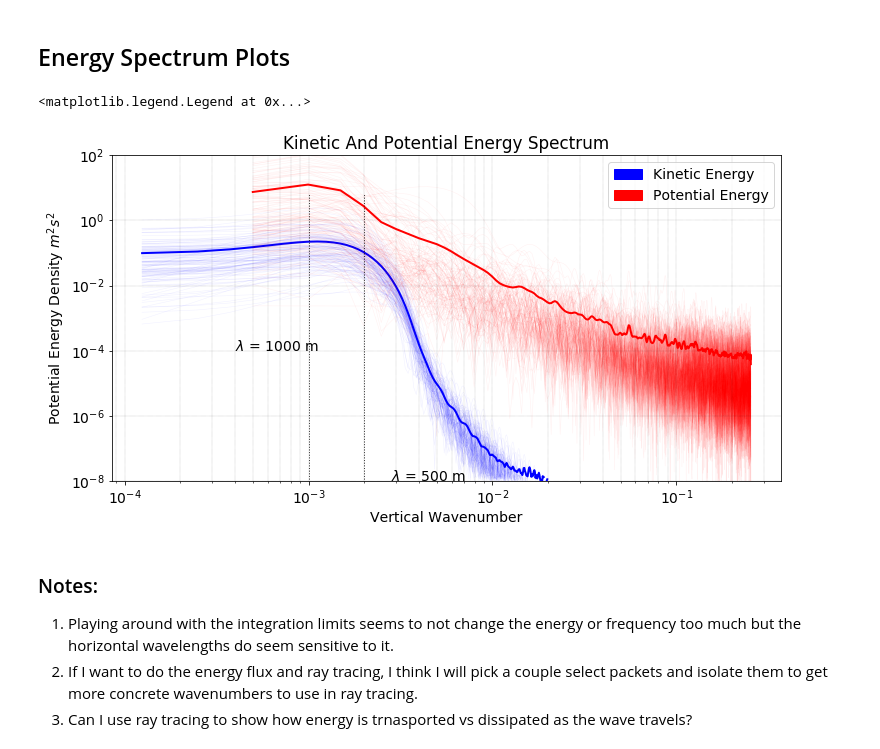
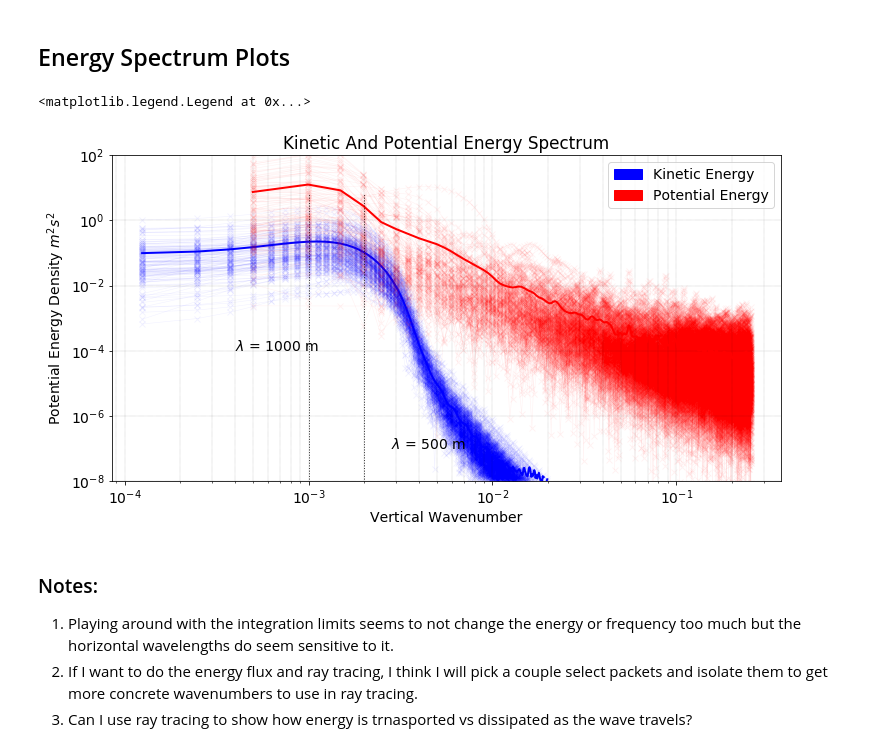
Before and after one commit to saltyPhysics/Lee_waves_dissertation, a Jupyter notebook: Internal_waves_shag_rocks.ipynb, the cells around one changed output. Saved outputs shown, nothing was run; the diff lists cells and outputs as text; code cells hidden in the pictures.

```diff
--- a/Internal_waves_shag_rocks.ipynb
+++ b/Internal_waves_shag_rocks.ipynb
@@ -92,26 +97,12 @@ dist = np.append(0,dist)
 # %%
-# # Adiabatic Leveling to get reference densities.
-
-# # Order = order of polynomial fit to use
-# order = 1
-
-# # Pressure window - See Bray and Fofonoff 1981 for details
-# pressure_range = 400
-
-# # axis = the depth increases on
-# axis = 0
-
-# # Use Adiabtic Leveling from Oceans Library
-# N2_ref, N2, strain, p_mid, rho_bar = oc.adiabatic_level(S, T, p_ctd, lat, pressure_range=pressure_range,
-#                                                         order=order, axis=axis)
-
-# # Stick a nan to the top to make it the same size as the rho array
-# rho_ref = np.nanmean(rho_bar, axis=1)
-# rho_ref = np.hstack((0, rho_ref))
-
-# # Eta calculation from oceans library (isopyncal vertical displacement from reference density field)
-# eta = oc.isopycnal_displacements(rho, rho_ref, p_ctd, lat)
-
+N2_ref, N2, strain, p_mid, rho_bar = oc.adiabatic_level(S,
+                                                        T,
+                                                        p_ctd,
+                                                        lat,
+                                                        pressure_range=400, # Difference window for leveling
+                                                        order=1, # order of fit
+                                                        axis=0,
+                                                        )
 # Neutral Densities
 rho_neutral =  np.genfromtxt('neutral_densities.csv', delimiter=',')
 rho_n = rho_neutral[idx_ctd,:]
@@ -188,7 +179,7 @@ m_plot = np.array([(1)/wl_max,
                        (1)/wl_min])
 plt.figure(figsize=[12,6])
 
-plt.loglog(KE_grid, KE_psd.T, linewidth=.6, c='b', alpha=.05)
+plt.loglog(KE_grid, KE_psd.T, linewidth=.6, c='b', marker='x', alpha=.05)
 plt.loglog(KE_grid, np.nanmean(KE_psd, axis=0).T, lw=2, c='b')
 ylims = plt.gca().get_ylim()
 ylim1 = np.array([ylims[0], ylims[1]])
@@ -198,36 +189,36 @@ plt.plot(m_plot[2:], ylim1, lw=1,
 plt.plot(m_plot[:2], ylim1, lw=1,
          c='k', alpha=.5,
          linestyle='dotted')
 plt.ylim(ylims)
 plt.ylabel('Kinetic Energy Density')
 plt.xlabel('Vertical Wavenumber')
 plt.gca().grid(True, which="both", color='k', linestyle='dotted', linewidth=.2)
 
 plt.loglog(PE_grid, .5*np.nanmean(N2)*eta_psd.T,
-           lw=.6, c='r', alpha=.05)
+           lw=.6, c='r', marker='x', alpha=.05)
 plt.loglog(PE_grid, .5*np.nanmean(N2)*np.nanmean(eta_psd, axis=0).T,
            lw=2, c='r')
 plt.plot(m_plot[2:], ylim1, lw=1,
          c='k', alpha=.5,
          linestyle='dotted')
 plt.plot(m_plot[:2], ylim1, lw=1,
          c='k', alpha=.5,
          linestyle='dotted')
 plt.ylim((1e-8, 1e2))
 # plt.gca().grid(True, which="both", color='k', linestyle='dotted', linewidth=.2)
 plt.ylabel(r'Potential Energy Density $m^2s^2$')
 plt.xlabel('Vertical Wavenumber')
 plt.title('Kinetic And Potential Energy Spectrum')
 # plt.xlim(.0005, .01)
 ax = plt.gca()
 plt.text(4e-4, 1e-4,r'$\lambda$ = {} m'.format(wl_max))
-plt.text(2.8e-3, 1e-8,r'$\lambda$ = {} m'.format(wl_min))
+plt.text(2.8e-3, 1e-7,r'$\lambda$ = {} m'.format(wl_min))
 potential = mpatches.Patch(color='red', label='Potential Energy')
 kinetic = mpatches.Patch(color='b', label='Kinetic Energy')
 plt.legend(handles=[kinetic, potential])
 # %% [output]
 <matplotlib.legend.Legend at 0x...>
-[figure, old version]
+[figure, new version]
 # %% [markdown]
 ### Notes:
 1. Playing around with the integration limits seems to not change the energy or frequency too much but the horizontal wavelengths do seem sensitive to it.
```
Also changed, not shown: parts of 18 cells of this notebook, 1 other file.
